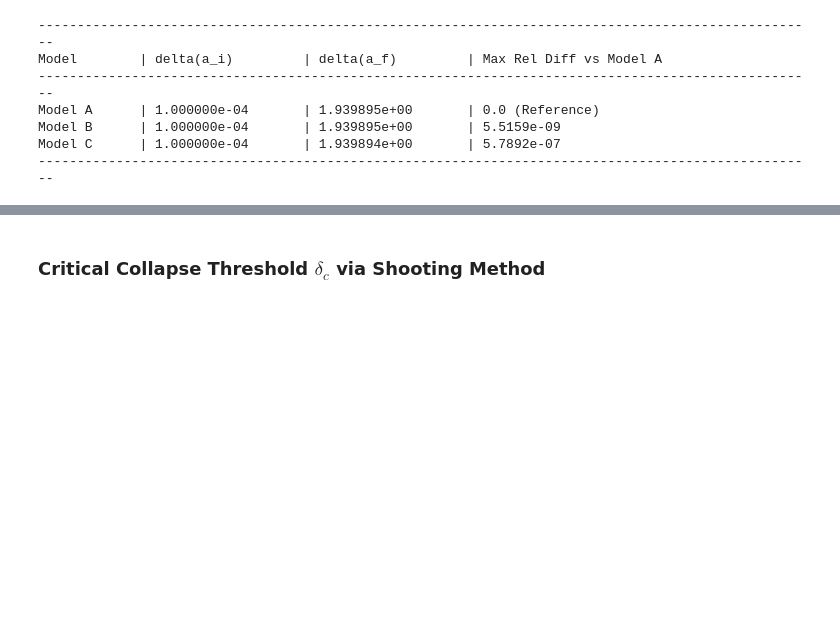
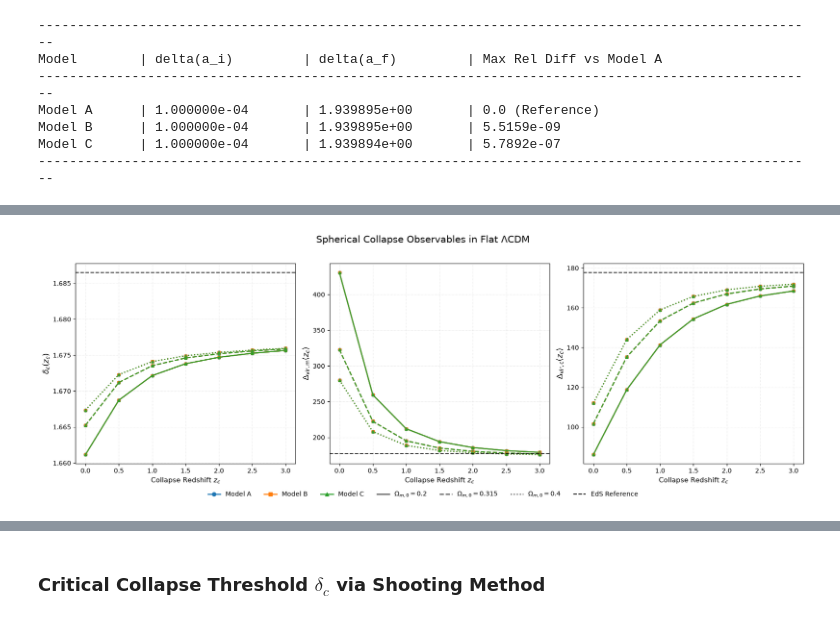
Before and after one commit to Alexx-Sanderr/2026_Numerical_Cosmology_I, a Jupyter notebook: EP_II/analysis/analysis_spherical_collapse.ipynb, the cells around one changed output, grey strips where cells are left out. Drawn from its saved outputs; the diff is of its cells as text; code cells hidden in the pictures; blank space fills up the shorter version.

Commit message:
feat: add new analysis for spherical collpse and minor changes

```diff
--- a/EP_II/analysis/analysis_spherical_collapse.ipynb
+++ b/EP_II/analysis/analysis_spherical_collapse.ipynb
@@ -215,0 +220,5 @@ Model C      | 1.000000e-04       | 1.939894e+00       | 5.7892e-07
+# %%
+grid_models = ["A", "B", "C"]
+grid_redshifts = [0.0, 0.5, 1.0, 1.5, 2.0, 2.5, 3.0]
+grid_Omega_m0_values = [0.2, cosmo_params[ "Omega_m" ], 0.4]
+grid_results = []
@@ -215,0 +330,69 @@ Model C      | 1.000000e-04       | 1.939894e+00       | 5.7892e-07
+# %%
+delta_c_eds_exact   = 1.68647
+Delta_vir_eds_exact = 18.0 * np.pi**2
+
+plot_specs = [
+    ( "delta_c",     r"$\delta_c(z_c)$",               delta_c_eds_exact,   r"EdS: $\delta_c \approx 1.6865$" ),
+    ( "Delta_vir_m", r"$\Delta_{\mathrm{vir,m}}(z_c)$", Delta_vir_eds_exact, r"EdS: $\Delta_{\mathrm{vir}}=18\pi^2$" ),
+    ( "Delta_vir_c", r"$\Delta_{\mathrm{vir,c}}(z_c)$", Delta_vir_eds_exact, r"EdS: $\Delta_{\mathrm{vir}}=18\pi^2$" ),
+]
+
+model_colors  = { "A": "tab:blue", "B": "tab:orange", "C": "tab:green" }
+model_markers = { "A": "o",        "B": "s",          "C": "^" }
+omega_styles  = { 0.2: "-", 0.315: "--", 0.4: ":" }
+# %%
+fig, axes = plt.subplots( 1, 3, figsize = ( 17, 5.5 ), sharex = True )
+
+for ax, ( column, ylabel, baseline, baseline_label ) in zip( axes, plot_specs ):
+    for Omega_m0 in grid_Omega_m0_values:
+        for model in grid_models:
+            subset = grid_df[
+                np.isclose( grid_df[ "Omega_m0" ], Omega_m0 ) & ( grid_df[ "Model" ] == model )
+            ].sort_values( "z_c" )
+
+            if subset.empty:
+                continue
+
+            ax.plot(
+                subset[ "z_c" ],
+                subset[ column ],
+                color     = model_colors[ model ],
+                linestyle = omega_styles.get( Omega_m0, "-" ),
+                marker    = model_markers[ model ],
+                ms        = 5,
+                lw        = 1.8,
+                alpha     = 0.9,
+            )
+
+    ax.axhline( baseline, color = "black", linestyle = "--", lw = 1.5, alpha = 0.8 )
+    ax.set_xlabel( r"Collapse Redshift $z_c$", fontsize = 11 )
+    ax.set_ylabel( ylabel, fontsize = 12 )
+    ax.set_xticks( sorted( grid_redshifts ) )
+    ax.grid( True, linestyle = ":", alpha = 0.4 )
+
+model_handles = [
+    Line2D( [0], [0], color = model_colors[ m ], marker = model_markers[ m ], linestyle = "-", lw = 1.8, label = f"Model {m}" )
+    for m in grid_models
+]
+omega_handles = [
+    Line2D( [0], [0], color = "0.3", linestyle = omega_styles.get( v, "-" ), lw = 1.8, label = rf"$\Omega_{{m,0}}={v:g}$" )
+    for v in grid_Omega_m0_values
+]
+ref_handle = Line2D( [0], [0], color = "black", linestyle = "--", lw = 1.5, label = "EdS Reference" )
+
+fig.legend(
+    handles        = model_handles + omega_handles + [ ref_handle ],
+    loc            = "lower center",
+    ncol           = 7,
+    frameon        = False,
+    bbox_to_anchor = ( 0.5, -0.05 ),
+)
+
+fig.suptitle( r"Spherical Collapse Observables in Flat $\Lambda\mathrm{CDM}$", fontsize = 15, y = 1.02 )
+plt.tight_layout()
+
+plot_path_grid = f"{output_base}_grid_observables.png"
+plt.savefig( plot_path_grid, dpi = 300, bbox_inches = "tight" )
+plt.show()
+# %% [output]
+[figure, added]
```
Also changed, not shown: parts of 13 cells of this notebook, 35 other files.
